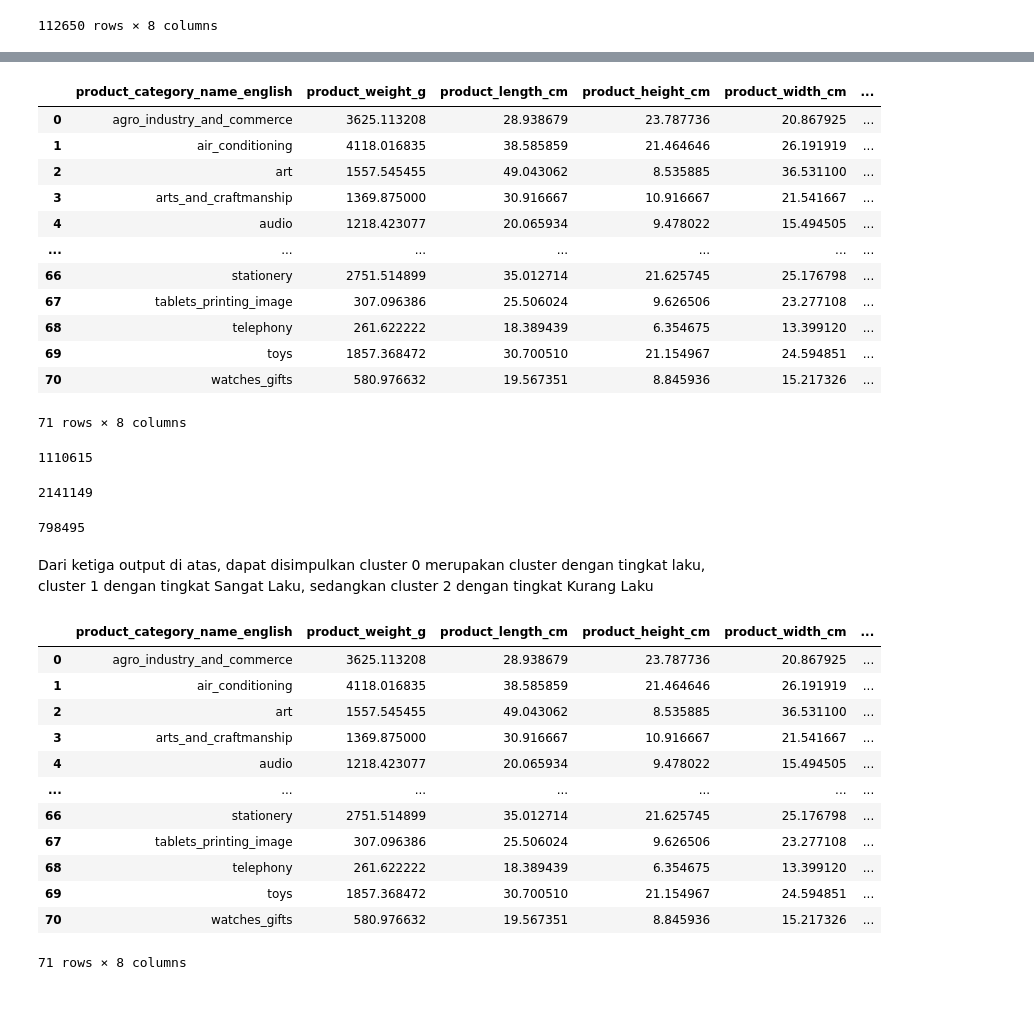
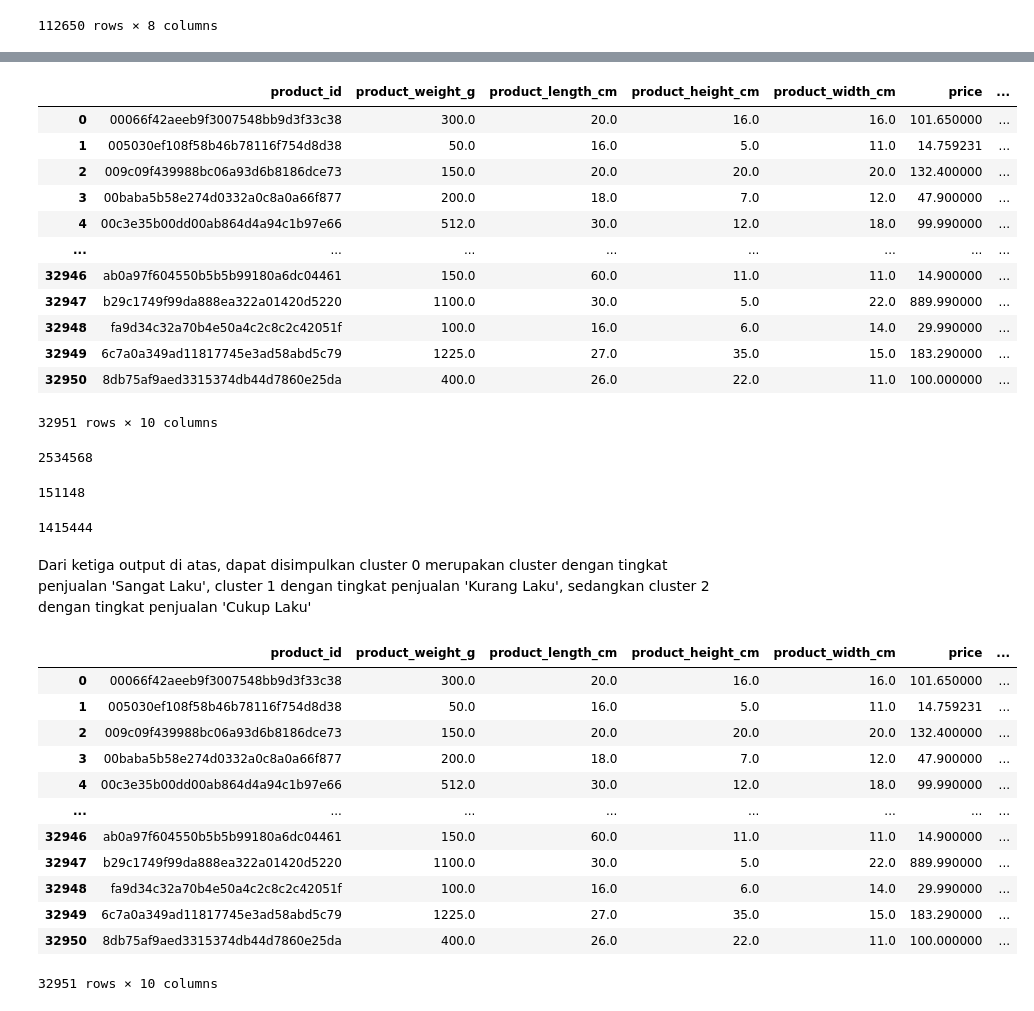
Before and after one commit to syakhrul-afandi/ecommerce, a Jupyter notebook: ecommerce.ipynb, the cells around one changed output, grey strips where cells are left out. Cells and saved outputs as stored; diff of their text form; code cells hidden in the pictures.

```diff
--- a/ecommerce.ipynb
+++ b/ecommerce.ipynb
@@ -418,6 +442,6 @@ Analisis
 # %%
-#Mengelompokkan berdasarkan beberapa kolom dengan agregasi mean dan sum pada kolom-kolom tertentu
-clustering = Analisis.groupby('product_category_name_english').agg({
+#Mengelompokkan berdasarkan  kolom dengan agregasi mean dan sum pada kolom-kolom tertentu
+clustering = Analisis.groupby('product_id').agg({
     'product_weight_g': 'mean',
     'product_length_cm': 'mean',
     'product_height_cm': 'mean',
@@ -442,0 +467,4 @@ clustering
+# %%
+#Join ke dataframe products dan product_category untuk mendapatkanproduct_category_name_english kembali
+clustering = pd.merge(pd.merge(clustering, products[['product_id', 'product_category_name']], on='product_id', how='outer'), product_category, on='product_category_name', how='outer')
+clustering
@@ -449,54 +491,54 @@ kmeans.fit(X)
 clustering['cluster']=kmeans.predict(X)
 clustering
 # %% [output]
-|  | product_category_name_english | product_weight_g | product_length_cm | product_height_cm | product_width_cm | ... |
-| 0 | agro_industry_and_commerce | 3625.113208 | 28.938679 | 23.787736 | 20.867925 | ... |
-| 1 | air_conditioning | 4118.016835 | 38.585859 | 21.464646 | 26.191919 | ... |
-| 2 | art | 1557.545455 | 49.043062 | 8.535885 | 36.531100 | ... |
-| 3 | arts_and_craftmanship | 1369.875000 | 30.916667 | 10.916667 | 21.541667 | ... |
-| 4 | audio | 1218.423077 | 20.065934 | 9.478022 | 15.494505 | ... |
-| ... | ... | ... | ... | ... | ... | ... |
-| 66 | stationery | 2751.514899 | 35.012714 | 21.625745 | 25.176798 | ... |
-| 67 | tablets_printing_image | 307.096386 | 25.506024 | 9.626506 | 23.277108 | ... |
-| 68 | telephony | 261.622222 | 18.389439 | 6.354675 | 13.399120 | ... |
-| 69 | toys | 1857.368472 | 30.700510 | 21.154967 | 24.594851 | ... |
-| 70 | watches_gifts | 580.976632 | 19.567351 | 8.845936 | 15.217326 | ... |
+|  | product_id | product_weight_g | product_length_cm | product_height_cm | product_width_cm | price | ... |
+| 0 | 00066f42aeeb9f3007548bb9d3f33c38 | 300.0 | 20.0 | 16.0 | 16.0 | 101.650000 | ... |
+| 1 | 005030ef108f58b46b78116f754d8d38 | 50.0 | 16.0 | 5.0 | 11.0 | 14.759231 | ... |
+| 2 | 009c09f439988bc06a93d6b8186dce73 | 150.0 | 20.0 | 20.0 | 20.0 | 132.400000 | ... |
+| 3 | 00baba5b58e274d0332a0c8a0a66f877 | 200.0 | 18.0 | 7.0 | 12.0 | 47.900000 | ... |
+| 4 | 00c3e35b00dd00ab864d4a94c1b97e66 | 512.0 | 30.0 | 12.0 | 18.0 | 99.990000 | ... |
+| ... | ... | ... | ... | ... | ... | ... | ... |
+| 32946 | ab0a97f604550b5b5b99180a6dc04461 | 150.0 | 60.0 | 11.0 | 11.0 | 14.900000 | ... |
+| 32947 | b29c1749f99da888ea322a01420d5220 | 1100.0 | 30.0 | 5.0 | 22.0 | 889.990000 | ... |
+| 32948 | fa9d34c32a70b4e50a4c2c8c2c42051f | 100.0 | 16.0 | 6.0 | 14.0 | 29.990000 | ... |
+| 32949 | 6c7a0a349ad11817745e3ad58abd5c79 | 1225.0 | 27.0 | 35.0 | 15.0 | 183.290000 | ... |
+| 32950 | 8db75af9aed3315374db44d7860e25da | 400.0 | 26.0 | 22.0 | 11.0 | 100.000000 | ... |
-71 rows × 8 columns
+32951 rows × 10 columns
 # %%
 #Menampilkan jumlah produk terjual untuk cluster 0
 clustering[clustering['cluster']==0]['count_sold'].sum()
 # %% [output]
-1110615
+2534568
 # %%
 #Menampilkan jumlah produk terjual untuk cluster 1
 clustering[clustering['cluster']==1]['count_sold'].sum()
 # %% [output]
-2141149
+151148
 # %%
 #Menampilkan jumlah produk terjual untuk cluster 2
 clustering[clustering['cluster']==2]['count_sold'].sum()
 # %% [output]
-798495
+1415444
 # %% [markdown]
-Dari ketiga output di atas, dapat disimpulkan cluster 0 merupakan cluster dengan tingkat laku, cluster 1 dengan tingkat Sangat Laku, sedangkan cluster 2 dengan tingkat Kurang Laku
+Dari ketiga output di atas, dapat disimpulkan cluster 0 merupakan cluster dengan tingkat penjualan 'Sangat Laku', cluster 1 dengan tingkat penjualan 'Kurang Laku', sedangkan cluster 2 dengan tingkat penjualan 'Cukup Laku'
 # %%
 #Memberi nilai Tingkat KElakuan berdasarkan cluster
 output = clustering
-output['Tingkat Kelakuan'] = np.where(output['cluster'] == 0, 'Laku',
-                                    np.where(output['cluster'] == 1, 'Sangat Laku', 'Kurang Laku'))
+output['Tingkat Penjualan'] = np.where(output['cluster'] == 0, 'Sangat Laku',
+                                    np.where(output['cluster'] == 1, 'Kurang Laku', 'Cukup Laku'))
 output = output.drop(columns=['cluster'])
 output
 # %% [output]
-|  | product_category_name_english | product_weight_g | product_length_cm | product_height_cm | product_width_cm | ... |
-| 0 | agro_industry_and_commerce | 3625.113208 | 28.938679 | 23.787736 | 20.867925 | ... |
-| 1 | air_conditioning | 4118.016835 | 38.585859 | 21.464646 | 26.191919 | ... |
-| 2 | art | 1557.545455 | 49.043062 | 8.535885 | 36.531100 | ... |
-| 3 | arts_and_craftmanship | 1369.875000 | 30.916667 | 10.916667 | 21.541667 | ... |
-| 4 | audio | 1218.423077 | 20.065934 | 9.478022 | 15.494505 | ... |
-| ... | ... | ... | ... | ... | ... | ... |
-| 66 | stationery | 2751.514899 | 35.012714 | 21.625745 | 25.176798 | ... |
-| 67 | tablets_printing_image | 307.096386 | 25.506024 | 9.626506 | 23.277108 | ... |
-| 68 | telephony | 261.622222 | 18.389439 | 6.354675 | 13.399120 | ... |
-| 69 | toys | 1857.368472 | 30.700510 | 21.154967 | 24.594851 | ... |
-| 70 | watches_gifts | 580.976632 | 19.567351 | 8.845936 | 15.217326 | ... |
+|  | product_id | product_weight_g | product_length_cm | product_height_cm | product_width_cm | price | ... |
+| 0 | 00066f42aeeb9f3007548bb9d3f33c38 | 300.0 | 20.0 | 16.0 | 16.0 | 101.650000 | ... |
+| 1 | 005030ef108f58b46b78116f754d8d38 | 50.0 | 16.0 | 5.0 | 11.0 | 14.759231 | ... |
+| 2 | 009c09f439988bc06a93d6b8186dce73 | 150.0 | 20.0 | 20.0 | 20.0 | 132.400000 | ... |
+| 3 | 00baba5b58e274d0332a0c8a0a66f877 | 200.0 | 18.0 | 7.0 | 12.0 | 47.900000 | ... |
+| 4 | 00c3e35b00dd00ab864d4a94c1b97e66 | 512.0 | 30.0 | 12.0 | 18.0 | 99.990000 | ... |
+| ... | ... | ... | ... | ... | ... | ... | ... |
+| 32946 | ab0a97f604550b5b5b99180a6dc04461 | 150.0 | 60.0 | 11.0 | 11.0 | 14.900000 | ... |
+| 32947 | b29c1749f99da888ea322a01420d5220 | 1100.0 | 30.0 | 5.0 | 22.0 | 889.990000 | ... |
+| 32948 | fa9d34c32a70b4e50a4c2c8c2c42051f | 100.0 | 16.0 | 6.0 | 14.0 | 29.990000 | ... |
+| 32949 | 6c7a0a349ad11817745e3ad58abd5c79 | 1225.0 | 27.0 | 35.0 | 15.0 | 183.290000 | ... |
+| 32950 | 8db75af9aed3315374db44d7860e25da | 400.0 | 26.0 | 22.0 | 11.0 | 100.000000 | ... |
-71 rows × 8 columns
+32951 rows × 10 columns
```
Also changed, not shown: parts of 6 cells of this notebook.
